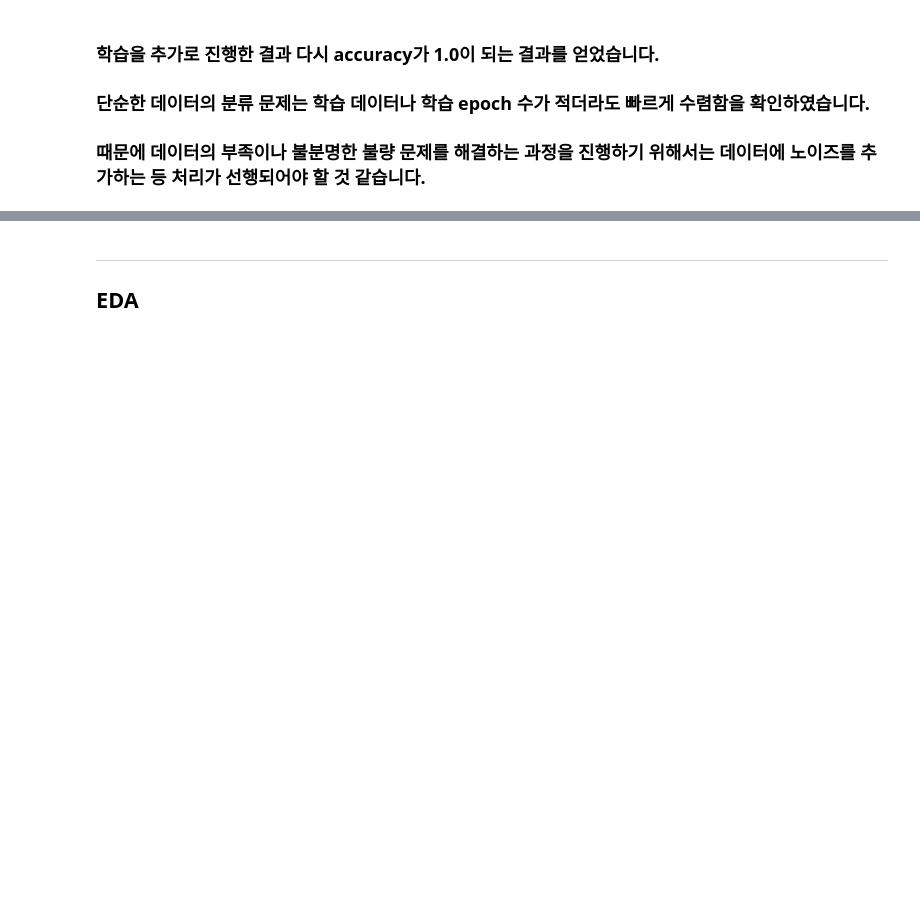
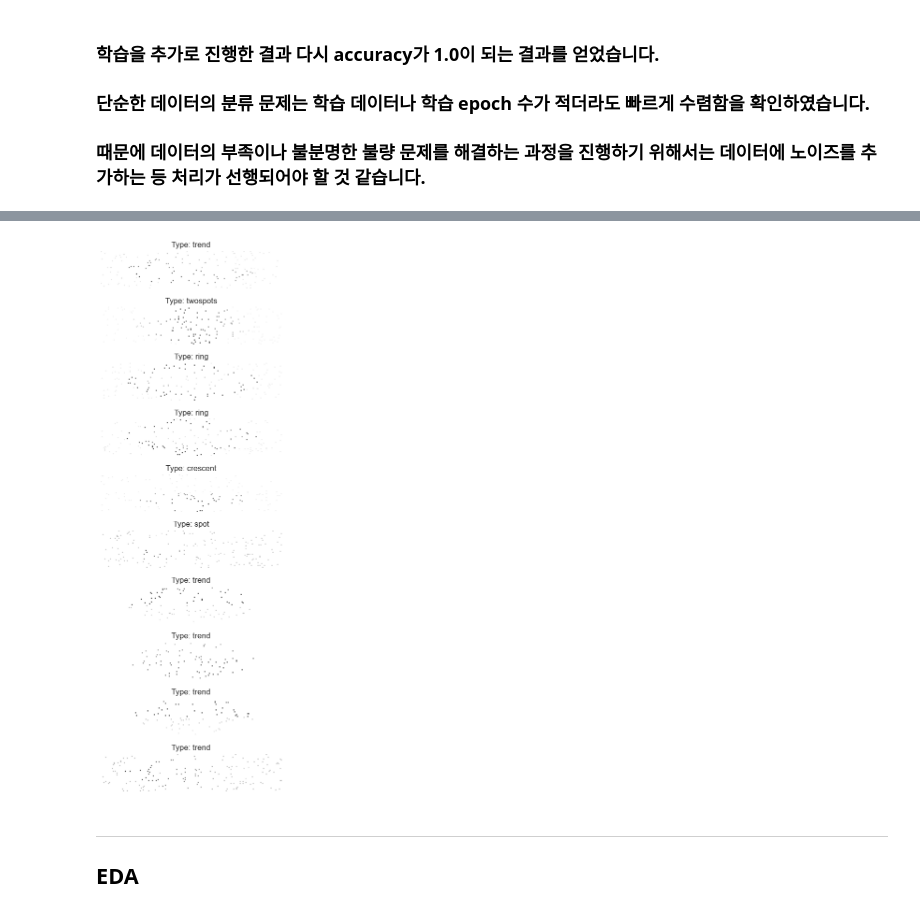
Before and after one commit to codepyo/ai_intensive, a Jupyter notebook: 현업 프로젝트_홍승표.ipynb, the cells around one changed output, grey strips where cells are left out. Saved outputs shown, nothing was run; the diff lists cells and outputs as text; code cells hidden in the pictures; blank space fills up the shorter version.

```diff
--- a/현업 프로젝트_홍승표.ipynb
+++ b/현업 프로젝트_홍승표.ipynb
@@ -1374,0 +1435,11 @@ plt.show()
+# %%
+for idx in range(400):
+    X_train[idx] = add_white_noise(X_train[idx], 0.9)
+for idx in range(100):
+    X_test[idx] = add_white_noise(X_test[idx], 0.9)
+# %%
+X_train = np.array(X_train)
+X_test = np.array(X_test)
+# %%
+X_train = X_train.reshape([400, -1])
+X_test = X_test.reshape([100, -1])
@@ -1375,3 +1519,28 @@ plt.show()
+# %%
+fig, axes = plt.subplots(10, 1, figsize=(30, 15))
+
+
+for i in range(10, 20):
+    axes[i%10].imshow(X_train[i], cmap='gray')
+    axes[i%10].set_title('Type: ' + y_train[i])
+    axes[i%10].axis('off')  # 축 표시 제거
+
+plt.subplots_adjust(hspace=0.5)
+plt.show()
+# %%
+fig, axes = plt.subplots(10, 1, figsize=(30, 15))
+
+
+for i in range(10, 20):
+    noisy_image = add_white_noise(X_train[i], 0.9)
+    axes[i%10].imshow(noisy_image, cmap='gray')
+    axes[i%10].set_title('Type: ' + y_train[i])
+    axes[i%10].axis('off')  # 축 표시 제거
+
+plt.subplots_adjust(hspace=0.5)
+plt.show()
+# %% [output]
+[figure, added]
 # %% [markdown]
 ---
 ## **EDA**
```
Also changed, not shown: parts of 14 cells of this notebook, 1 other file.
